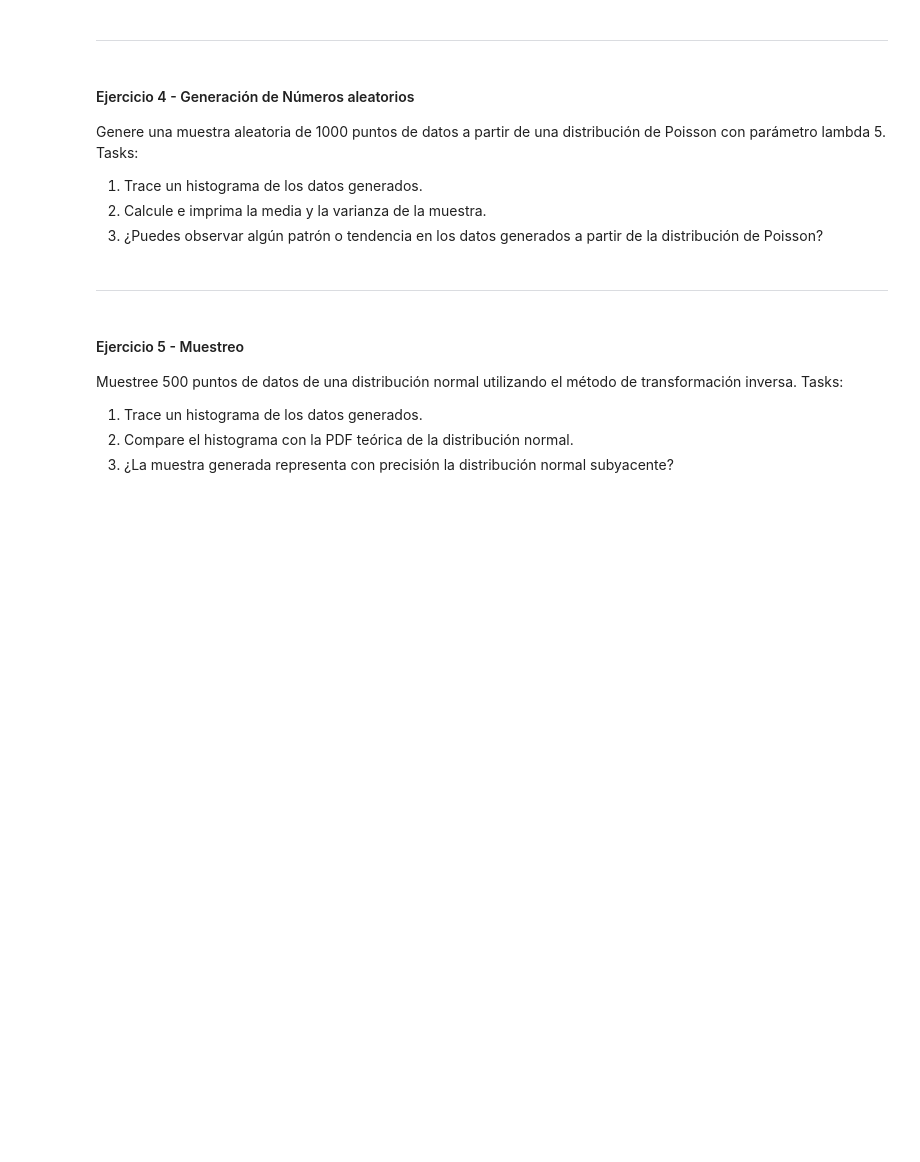
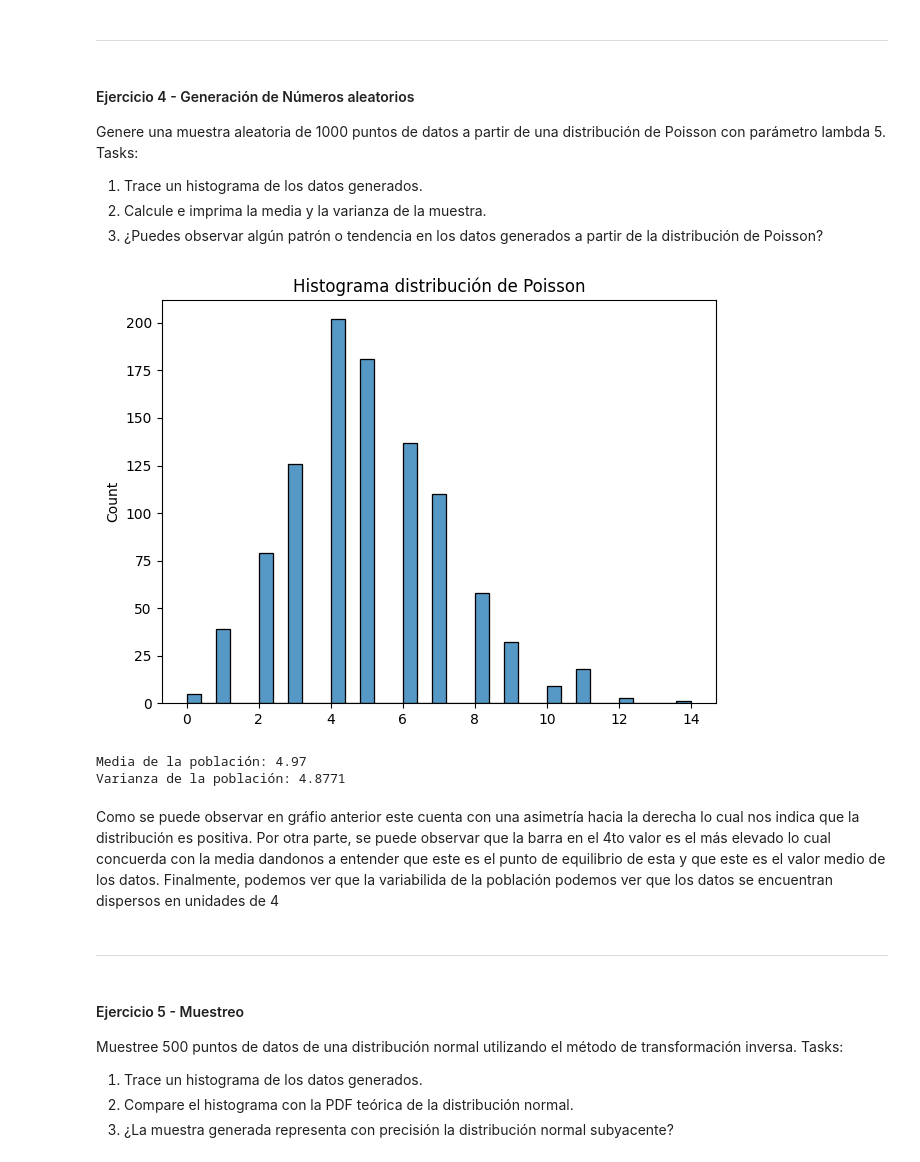
Before and after one commit to Paola-Contreras/HDT1-MS, a Jupyter notebook: lab01.ipynb, the cells around one changed output. Cells and saved outputs as stored; diff of their text form; code cells hidden in the pictures; blank space fills up the shorter version.

```diff
--- a/lab01.ipynb
+++ b/lab01.ipynb
@@ -46,3 +76,27 @@ Tasks:
+# %%
+#GABY CONTRERAS
+import numpy as np
+import seaborn as sns
+import scipy.stats as ss
+import matplotlib.pyplot as plt
+
+n = np.random.poisson(lam = 5, size = 1000)
+sns.histplot(n)
+plt.title('Histograma distribución de Poisson')
+plt.tight_layout()
+# %% [output]
+[figure, added]
+# %%
+mean = np.mean(n)
+variance = np.var(n)
+
+print("Media de la población:", mean)
+print("Varianza de la población:", variance)
+# %% [output]
+Media de la población: 4.97
+Varianza de la población: 4.8771
+# %% [markdown]
+Como se puede observar en gráfio anterior este cuenta con una asimetría hacia la derecha lo cual nos indica que la distribución es positiva. Por otra parte, se puede observar que la barra en el 4to valor es el más elevado lo cual concuerda con la media dandonos a entender que este es el punto de equilibrio de esta y que este es el valor medio de los datos. Finalmente, podemos ver que la variabilida de la población podemos ver que los datos se encuentran dispersos en unidades de 4
 # %% [markdown]
 _________________________________________________________________________________________________________
 # %% [markdown]
```
Also changed, not shown: parts of 10 cells of this notebook.
